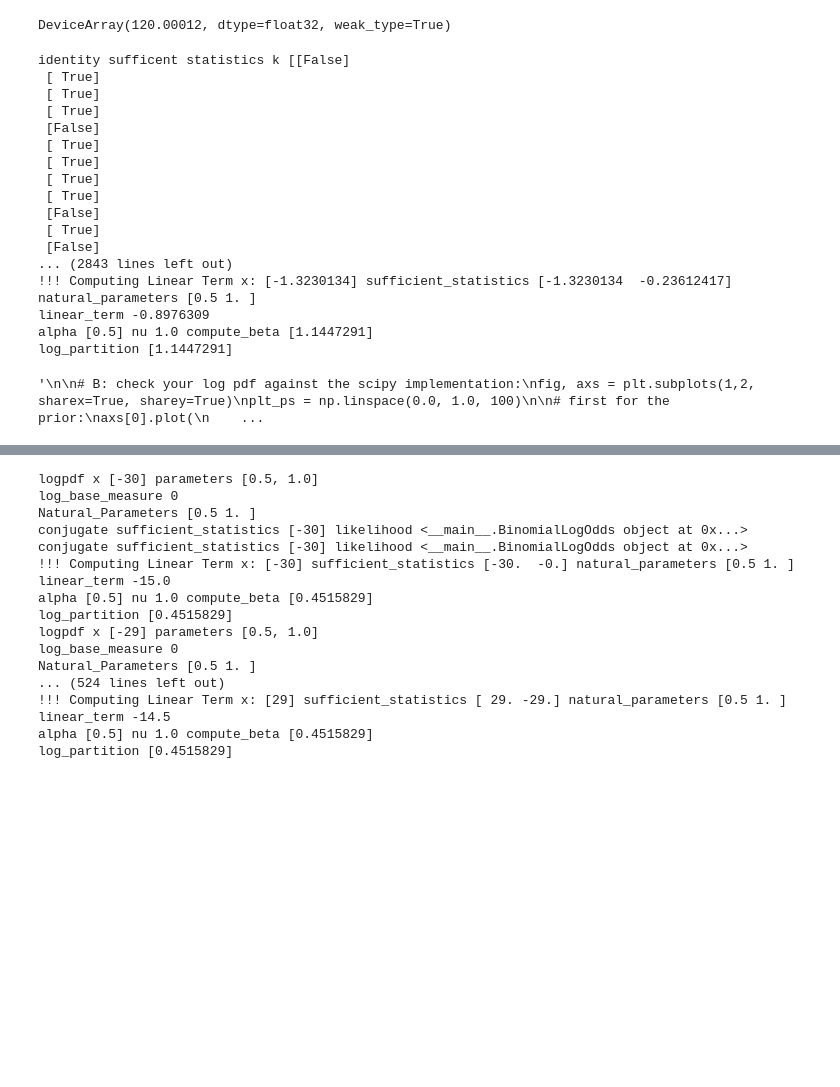
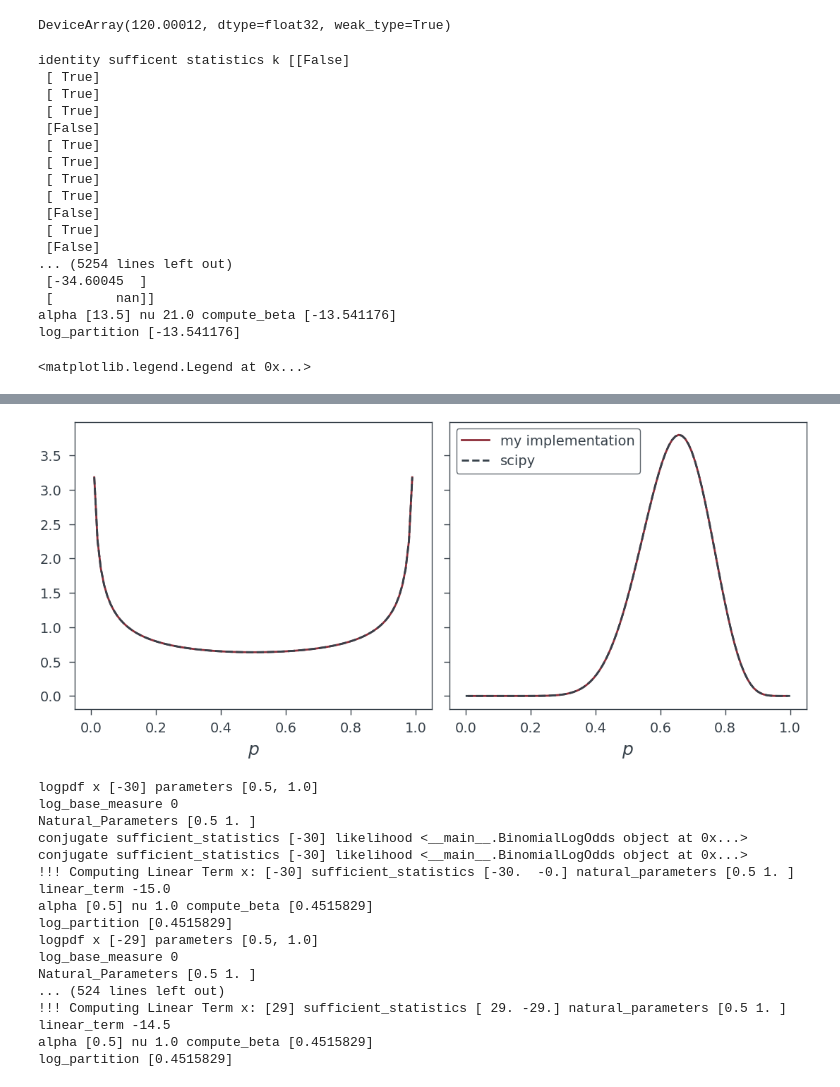
Before and after one commit to Bozcomlekci/PML, a Jupyter notebook: ex3/Ex03.ipynb, the cells around one changed output, grey strips where cells are left out. Cells and saved outputs as stored; diff of their text form; code cells hidden in the pictures; blank space fills up the shorter version.

Commit message:
Fixed conjugate prior computation.

```diff
--- a/ex3/Ex03.ipynb
+++ b/ex3/Ex03.ipynb
@@ -383,7 +383,9 @@ np.testing.assert_allclose(
     rtol=1e-5,
     err_msg="The conjugate prior is not correctly normalized.",
 )
-"""
+
+print("The conjugate prior is correctly normalized.")
+
 # B: check your log pdf against the scipy implementation:
 fig, axs = plt.subplots(1,2, sharex=True, sharey=True)
 plt_ps = np.linspace(0.0, 1.0, 100)
@@ -418,7 +420,6 @@ axs[1].plot(
 axs[1].plot(plt_ps, jax.scipy.stats.beta.pdf(plt_ps, a + data.sum(), b + data.size - data.sum()),'--', label='scipy')
 axs[1].set_xlabel(r"$p$")
 axs[1].legend()
-"""
 # %% [output]
 identity sufficent statistics k [[False]
  [ True]
@@ -432,9 +433,9 @@ identity sufficent statistics k [[False]
  [False]
  [ True]
  [False]
-... (2843 lines left out)
-!!! Computing Linear Term x: [-1.3230134] sufficient_statistics [-1.3230134  -0.23612417] natural_parameters [0.5 1. ]
-linear_term -0.8976309
-alpha [0.5] nu 1.0 compute_beta [1.1447291]
-log_partition [1.1447291]
+... (5254 lines left out)
+ [-34.60045  ]
+ [        nan]]
+alpha [13.5] nu 21.0 compute_beta [-13.541176]
+log_partition [-13.541176]
-'\n\n# B: check your log pdf against the scipy implementation:\nfig, axs = plt.subplots(1,2, sharex=True, sharey=True)\nplt_ps = np.linspace(0.0, 1.0, 100)\n\n# first for the prior:\naxs[0].plot(\n    ...
+<matplotlib.legend.Legend at 0x...>
@@ -441,3 +459,4 @@ log_partition [1.1447291]
+[figure, added]
 # %%
 values= [compute_pdf(x) for x in np.arange(-30,30)]
 
```
Also changed, not shown: parts of 1 cell of this notebook.
